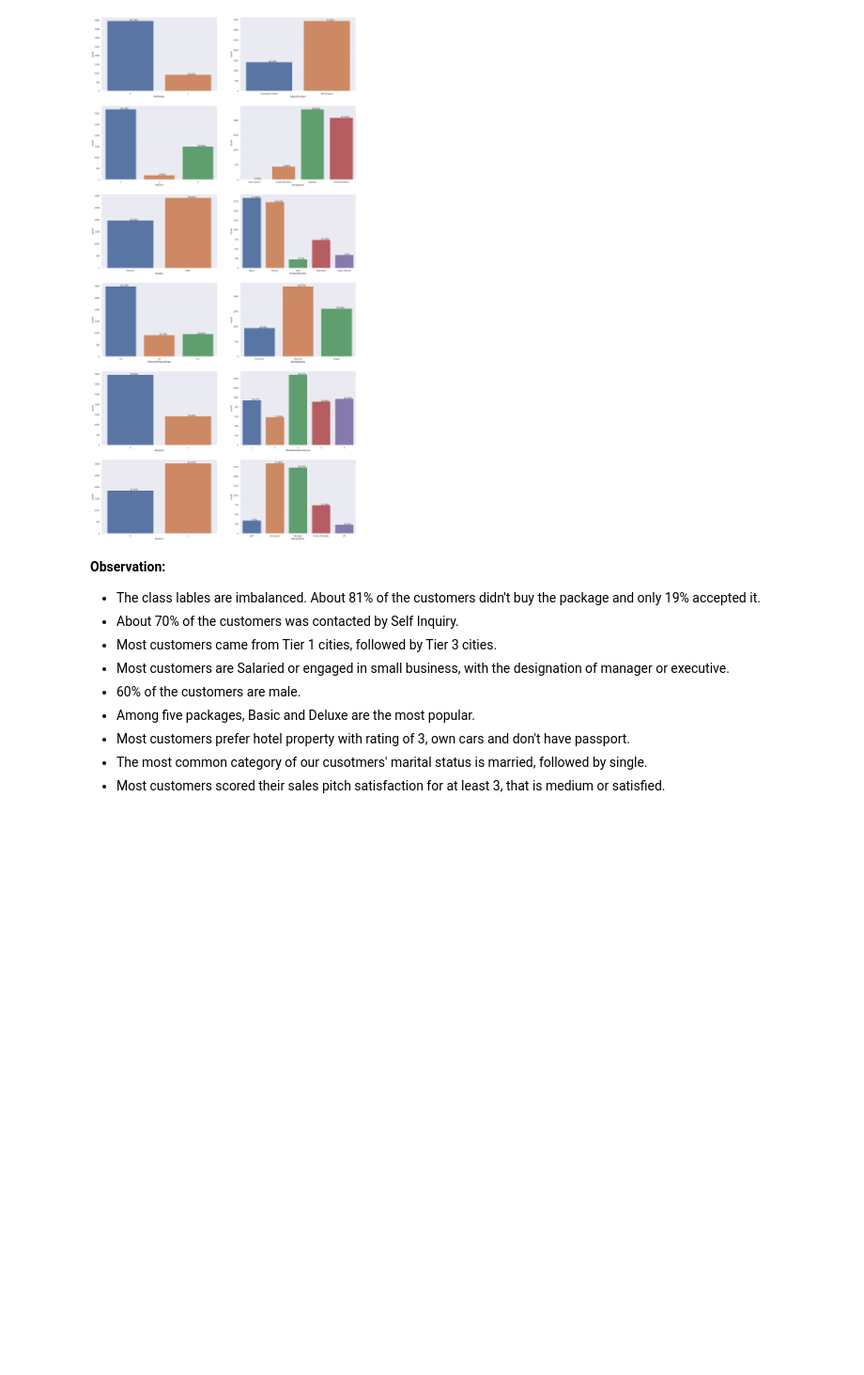
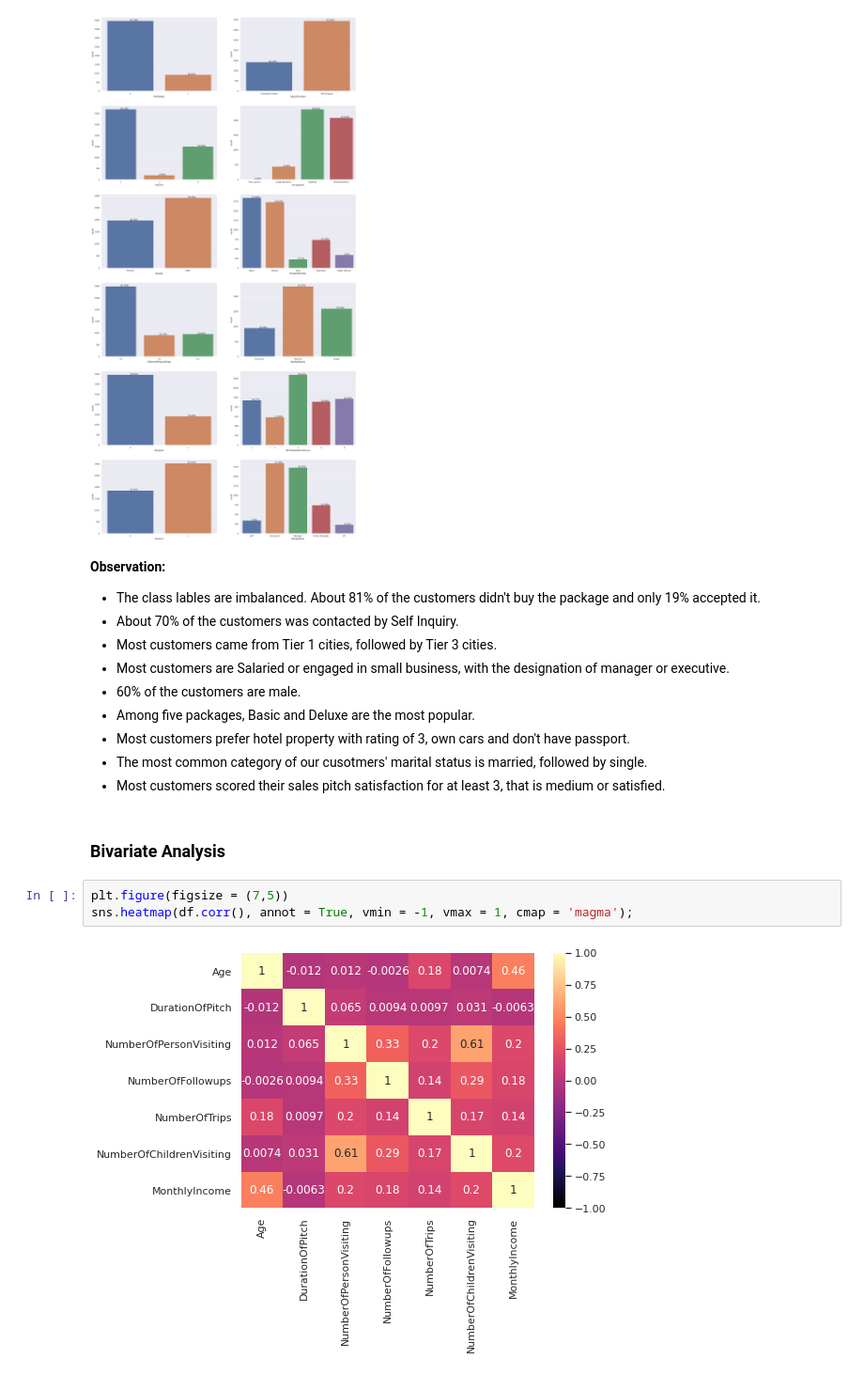
Before and after one commit to liangym2014/Data-science-and-machine-learning, a Jupyter notebook: 4.Travel_Package_Purchase_Prediction_Solution.ipynb, the cells around one changed output. Shown at 94% size. Cells and saved outputs as stored; diff of their text form; blank space fills up the shorter version.

```diff
--- a/4.Travel_Package_Purchase_Prediction_Solution.ipynb
+++ b/4.Travel_Package_Purchase_Prediction_Solution.ipynb
@@ -314,3 +316,10 @@ for i, col in enumerate(df.select_dtypes(include = 'category').columns.to_list()
 - Most customers prefer hotel property with rating of 3, own cars and don't have passport.
 - The most common category of our cusotmers' marital status is married, followed by single.
 - Most customers scored their sales pitch satisfaction for at least 3, that is medium or satisfied.
+# %% [markdown]
+### Bivariate Analysis
+# %%
+plt.figure(figsize = (7,5))
+sns.heatmap(df.corr(), annot = True, vmin = -1, vmax = 1, cmap = 'magma');
+# %% [output]
+[figure, added]
```
Also changed, not shown: parts of 119 cells of this notebook.
